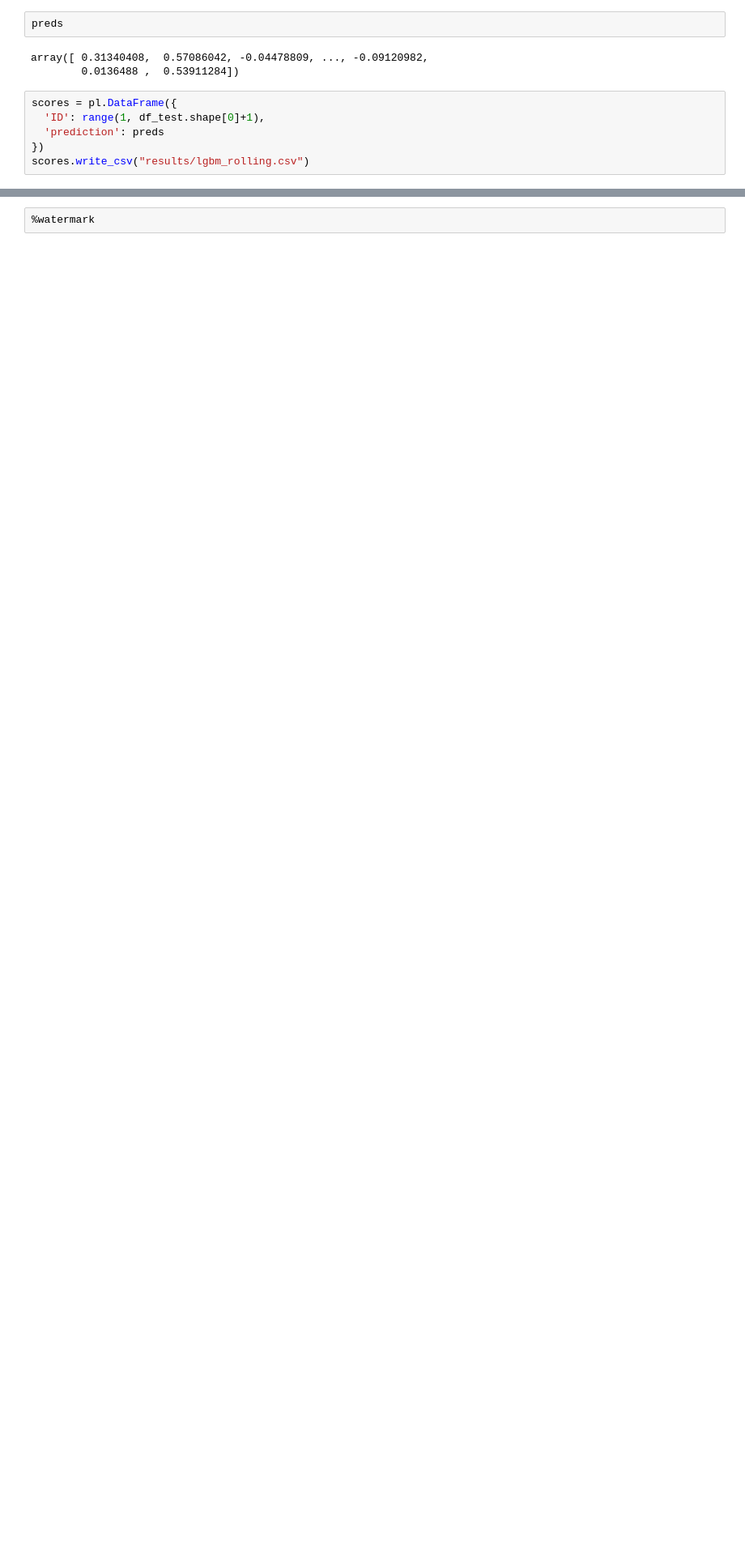
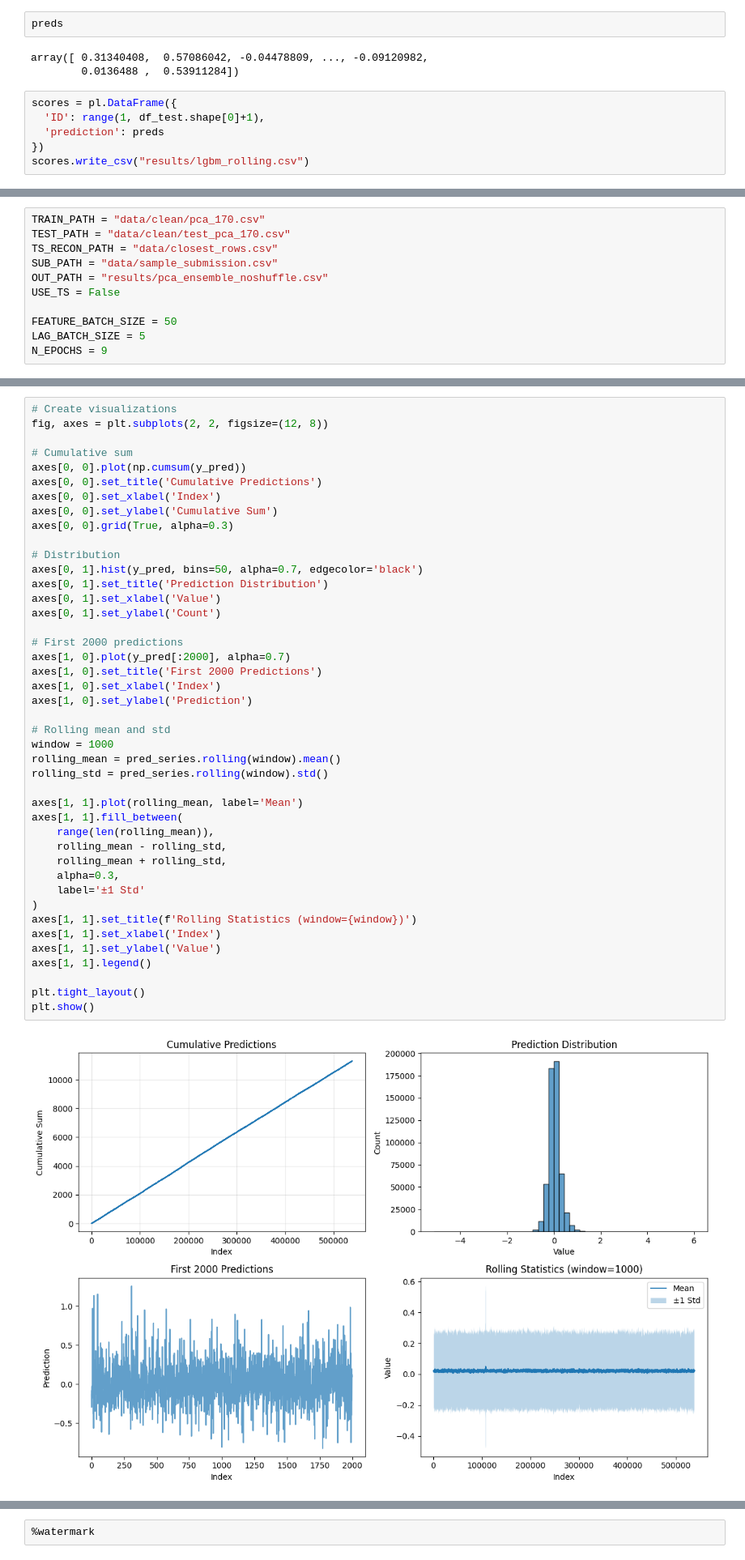
Before and after one commit to minimartzz/drw-crypto-market-prediction, a Jupyter notebook: others_solutions.ipynb, the cells around one changed output, grey strips where cells are left out. Shown: that part at 81% size. Saved outputs shown, nothing was run; the diff lists cells and outputs as text; blank space fills up the shorter version.

Commit message:
Update: XGB + Deep learning ensemble

```diff
--- a/others_solutions.ipynb
+++ b/others_solutions.ipynb
@@ -366,0 +686,11 @@ scores.write_csv("results/lgbm_rolling.csv")
+# %%
+TRAIN_PATH = "data/clean/pca_170.csv"
+TEST_PATH = "data/clean/test_pca_170.csv"
+TS_RECON_PATH = "data/closest_rows.csv"
+SUB_PATH = "data/sample_submission.csv"
+OUT_PATH = "results/pca_ensemble_noshuffle.csv"
+USE_TS = False
+
+FEATURE_BATCH_SIZE = 50
+LAG_BATCH_SIZE = 5
+N_EPOCHS = 9
@@ -366,0 +887,45 @@ scores.write_csv("results/lgbm_rolling.csv")
+# %%
+# Create visualizations
+fig, axes = plt.subplots(2, 2, figsize=(12, 8))
+
+# Cumulative sum
+axes[0, 0].plot(np.cumsum(y_pred))
+axes[0, 0].set_title('Cumulative Predictions')
+axes[0, 0].set_xlabel('Index')
+axes[0, 0].set_ylabel('Cumulative Sum')
+axes[0, 0].grid(True, alpha=0.3)
+
+# Distribution
+axes[0, 1].hist(y_pred, bins=50, alpha=0.7, edgecolor='black')
+axes[0, 1].set_title('Prediction Distribution')
+axes[0, 1].set_xlabel('Value')
+axes[0, 1].set_ylabel('Count')
+
+# First 2000 predictions
+axes[1, 0].plot(y_pred[:2000], alpha=0.7)
+axes[1, 0].set_title('First 2000 Predictions')
+axes[1, 0].set_xlabel('Index')
+axes[1, 0].set_ylabel('Prediction')
+
+# Rolling mean and std
+window = 1000
+rolling_mean = pred_series.rolling(window).mean()
+rolling_std = pred_series.rolling(window).std()
+
+axes[1, 1].plot(rolling_mean, label='Mean')
+axes[1, 1].fill_between(
+    range(len(rolling_mean)),
+    rolling_mean - rolling_std,
+    rolling_mean + rolling_std,
+    alpha=0.3,
+    label='±1 Std'
+)
+axes[1, 1].set_title(f'Rolling Statistics (window={window})')
+axes[1, 1].set_xlabel('Index')
+axes[1, 1].set_ylabel('Value')
+axes[1, 1].legend()
+
+plt.tight_layout()
+plt.show()
+# %% [output]
+[figure, added]
```
Also changed, not shown: parts of 16 cells of this notebook.
